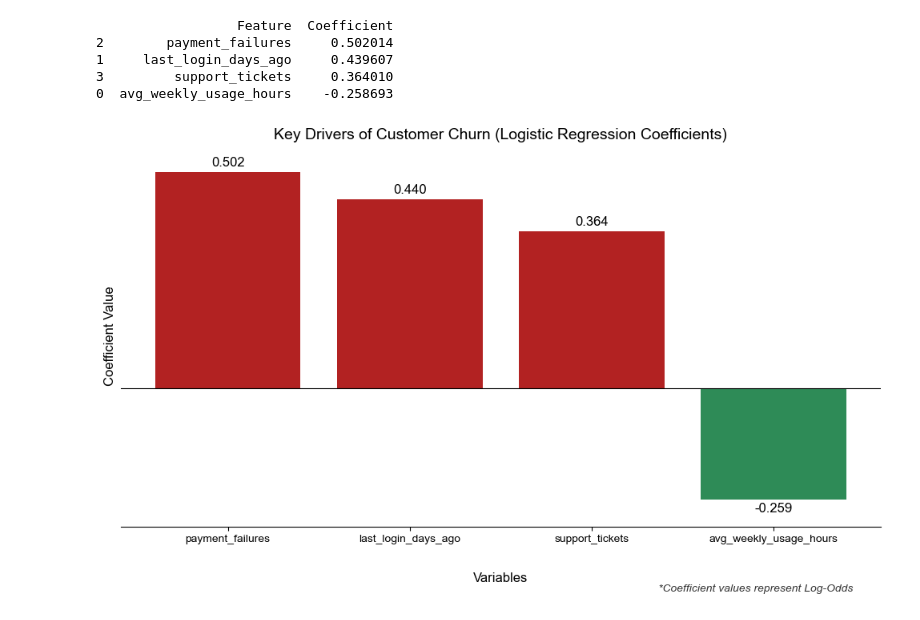
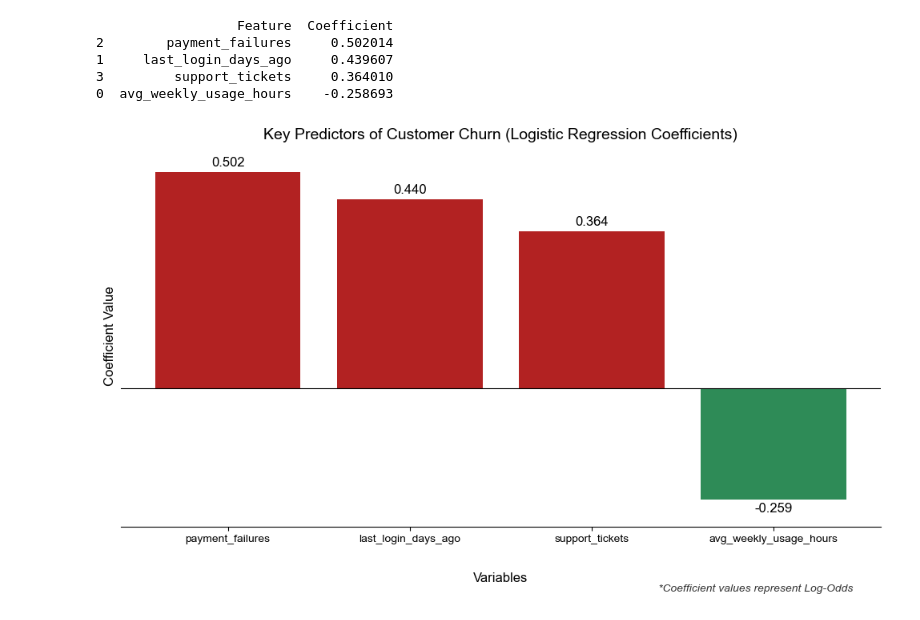
Before and after one commit to jasondchew/customer-churn-risk-analysis, a Jupyter notebook: churn_analysis_logistic_reg.ipynb, the cells around one changed output. Drawn from its saved outputs; the diff is of its cells as text; code cells hidden in the pictures.

```diff
--- a/churn_analysis_logistic_reg.ipynb
+++ b/churn_analysis_logistic_reg.ipynb
@@ -145,7 +145,7 @@ bars = plt.bar(coefficients['Feature'], coefficients['Coefficient'], color=color
 
 # 3. Clean up the labels and layout
 plt.axhline(0, color='black', linewidth=0.8)  # Adds a clear baseline
-plt.title("Key Drivers of Customer Churn (Logistic Regression Coefficients)", fontsize=14, pad=15)
+plt.title("Key Predictors of Customer Churn (Logistic Regression Coefficients)", fontsize=14, pad=15)
 plt.xlabel("Variables", fontsize=12, labelpad=25)
 plt.ylabel("Coefficient Value", fontsize=12)
 
@@ -157,31 +157,31 @@ plt.gca().spines['bottom'].set_position(('outward', 10))
 
 # 6. Set data labels for bars
 plt.bar_label(bars, padding=3, fmt='%.3f', fontsize=12)
 
 # 7. Clean up the borders
 plt.gca().spines['top'].set_visible(False)
 plt.gca().spines['right'].set_visible(False)
 plt.gca().spines['left'].set_visible(False)
 plt.yticks([])
 
 plt.tight_layout() # Adjusts layout so labels don't get cut off
 
 # Add a note about Log-Odds at the bottom right
 plt.figtext(0.95, 0.01, "*Coefficient values represent Log-Odds",
             horizontalalignment='right', fontsize=10, style='italic', color='black', alpha=0.8)
 
 # Create a dictionary to map old names to new names
 rename_map = {
     'payment_failures': 'Payment Failures',
     'support_tickets': 'Support Tickets',
     'last_login_days_ago': 'Recency',
     'avg_weekly_usage_hours': 'Usage'
 }
 
 # Rename
 coefficients['Feature'] = coefficients['Feature'].replace(rename_map)
 
 plt.savefig("logistic_regression_coefficients_clean.png", bbox_inches="tight", dpi=300)
 plt.show()
 # %% [output]
-[figure, old version]
+[figure, new version]
```
Also changed, not shown: 3 other files.
